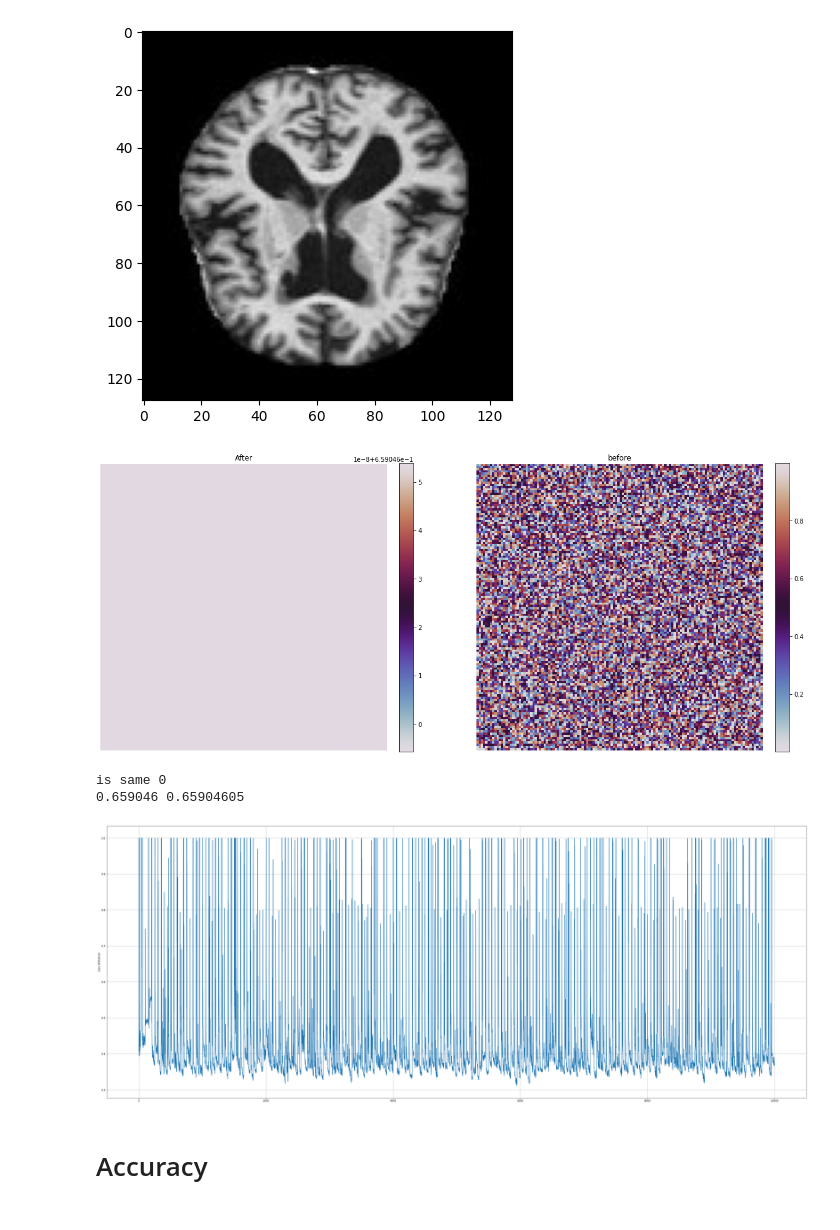
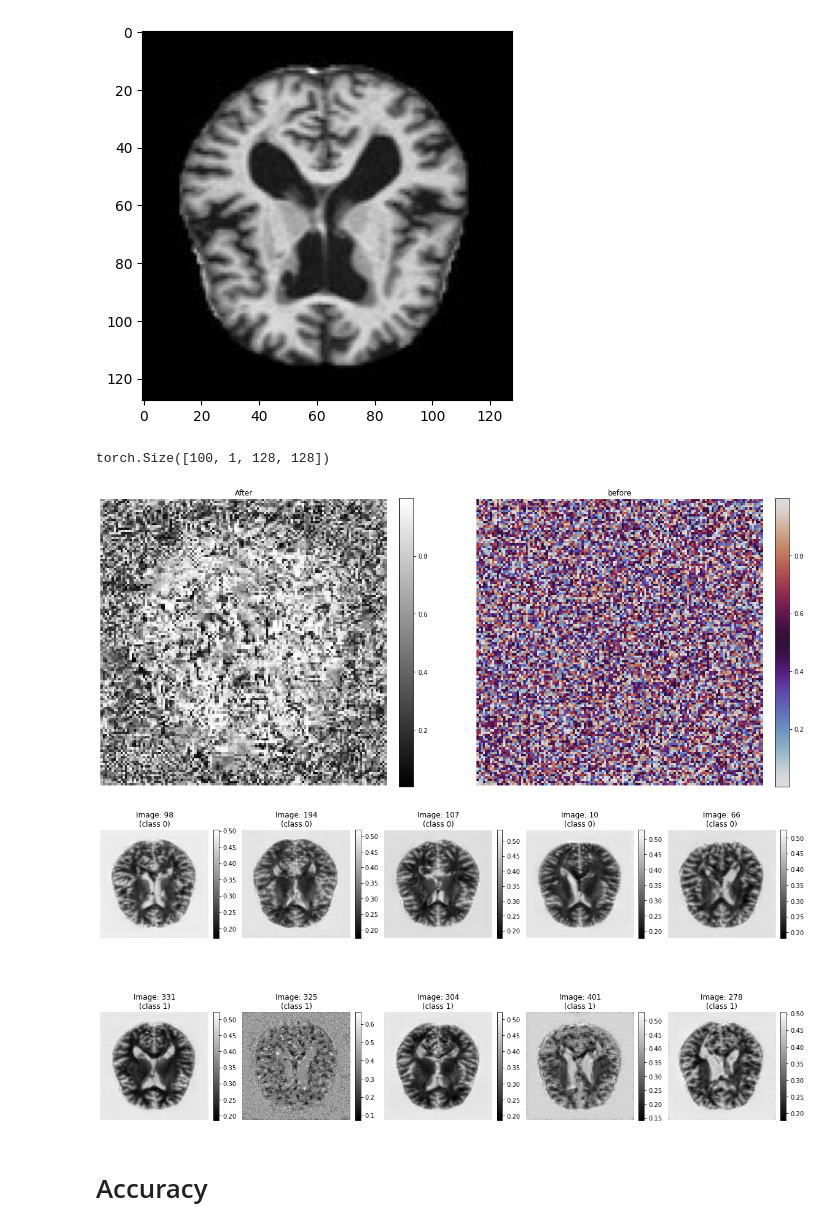
Before and after one commit to Thire399/DC-MasterThesis-2023, a Jupyter notebook: AccuracycheckerTool.ipynb, the cells around one changed output. Drawn from its saved outputs; the diff is of its cells as text; code cells hidden in the pictures.

```diff
--- a/AccuracycheckerTool.ipynb
+++ b/AccuracycheckerTool.ipynb
@@ -143,39 +178,65 @@ Distribution torch.Size([4032]) tensor(2016)
 # %%
 def sigmoid(x):
     #print(1/(1+torch.exp(-x)))
     return 1 / (1+torch.exp(-x))
 os.chdir(os.getcwd())
-img = 30
-customLabel = 'GM_MSE2'
+img = 10
+customLabel = 'DM'#'GM_20ImgClassOptT'
 x = torch.load(f'Data/Synthetic_Alzheimer_MRI/{customLabel}AfterX.pt')
 y = torch.load(f'Data/Synthetic_Alzheimer_MRI/{customLabel}BeforeX.pt')
-d = torch.load(f'Data/Synthetic_Alzheimer_MRI/{customLabel}testDistance.pt')
+#d = torch.load(f'Data/Synthetic_Alzheimer_MRI/{customLabel}testDistance.pt')
+print(x.shape)
 y = y[img][0].detach().cpu().numpy()
-x = (x[img][0]).detach().cpu().numpy()
+x = sigmoid(x[img][0]).detach().cpu().numpy()
 fig, ax = plt.subplots(1, 2, figsize = (20, 20))
 ax[0].set_title('After')
 ax[0].axis('off')
-idk1 = ax[0].imshow(x, cmap='twilight')
+idk1 = ax[0].imshow(x, cmap='gray')
 ax[1].set_title('before')
 ax[1].axis('off')
 idk2 = ax[1].imshow(y, cmap='twilight')#'twilight')
 plt.colorbar(idk1, fraction=0.046, pad=0.04)
 plt.colorbar(idk2, fraction=0.046, pad=0.04)
 plt.show()
 temp = y == x
-print('is same', sum(sum(temp)))
-print(np.min(x), np.max(x))
-plt.figure(figsize=(50, 20))
-plt.ylabel('Loss (Distance)')
-plt.xlabel = ('Iterations (k*t)')
-plt.plot(range(len(d)), d)
-plt.grid()
-plt.show()
+# print('is same', sum(sum(temp)))
+# print(np.min(x), np.max(x))
+# plt.figure(figsize=(50, 20))
+# plt.ylabel('Loss (Distance)')
+# plt.xlabel = ('Iterations (k*t)')
+# plt.plot(range(len(d)), d)
+# plt.grid()
+# plt.show()
 # %% [output]
+torch.Size([100, 1, 128, 128])
-[figure, old version]
+[figure, new version]
-is same 0
-0.659046 0.65904605
-[figure, removed]
+# %%
+import random
+random.seed(0)
+def sigmoid(x):
+    #print(1/(1+torch.exp(-x)))
+    return 1 / (1+torch.exp(-x))
+os.chdir(os.getcwd())
+customLabel = 'After'
+cc = 'DMAfterLR1K1000'
+x = torch.load(f'Data/Synthetic_Alzheimer_MRI/{cc}X.pt')
+y = torch.load(f'Data/Synthetic_Alzheimer_MRI/{cc}X.pt')
+#d = torch.load(f'Data/Synthetic_Alzheimer_MRI/{cc}testDistance.pt')
+c0 = random.sample(range(0, 201), 5)
+c1 = random.sample(range(201, 402), 5)
+fig, ax = plt.subplots(2, 5, figsize = (20, 10))
+
+for i in range(5):
+    idk1 = ax[0][i].imshow(x.detach().numpy()[c0[i]][0], cmap = 'gray')
+    ax[0][i].set_title(f'Image: {c0[i]}\n(class 0)')
+    ax[0][i].axis('off')
+    idk2 = ax[1][i].imshow(x.detach().numpy()[c1[i]][0], cmap = 'gray')
+    ax[1][i].set_title(f'Image: {c1[i]}\n(class 1)')
+    ax[1][i].axis('off')
+    plt.colorbar(idk1, fraction=0.046, pad=0.04)
+    plt.colorbar(idk2, fraction=0.046, pad=0.04)
+# %% [output]
+[figure, added]
 # %% [markdown]
 # Accuracy
 # %%
```
Also changed, not shown: parts of 4 cells of this notebook, 4 other files.
